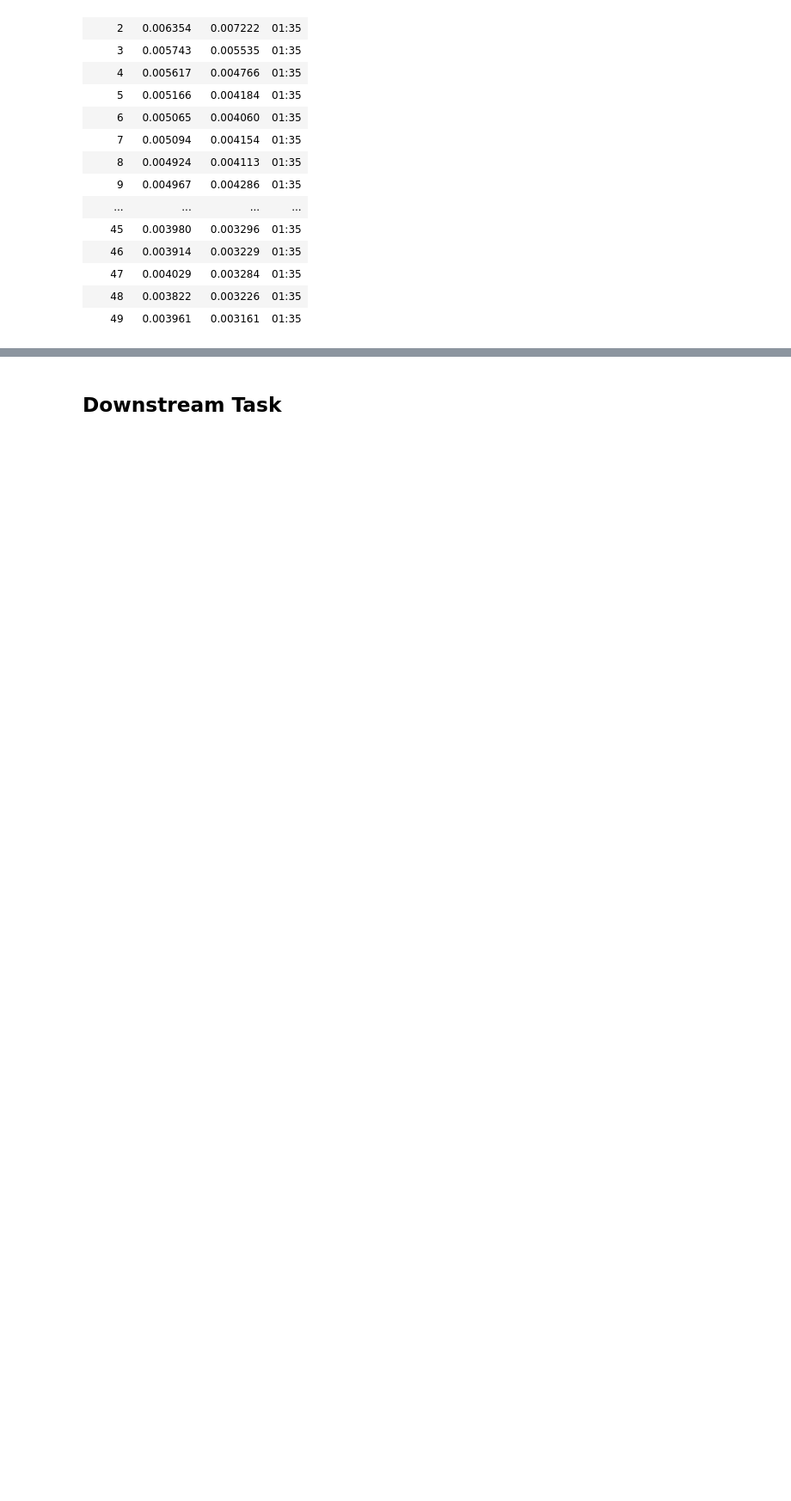
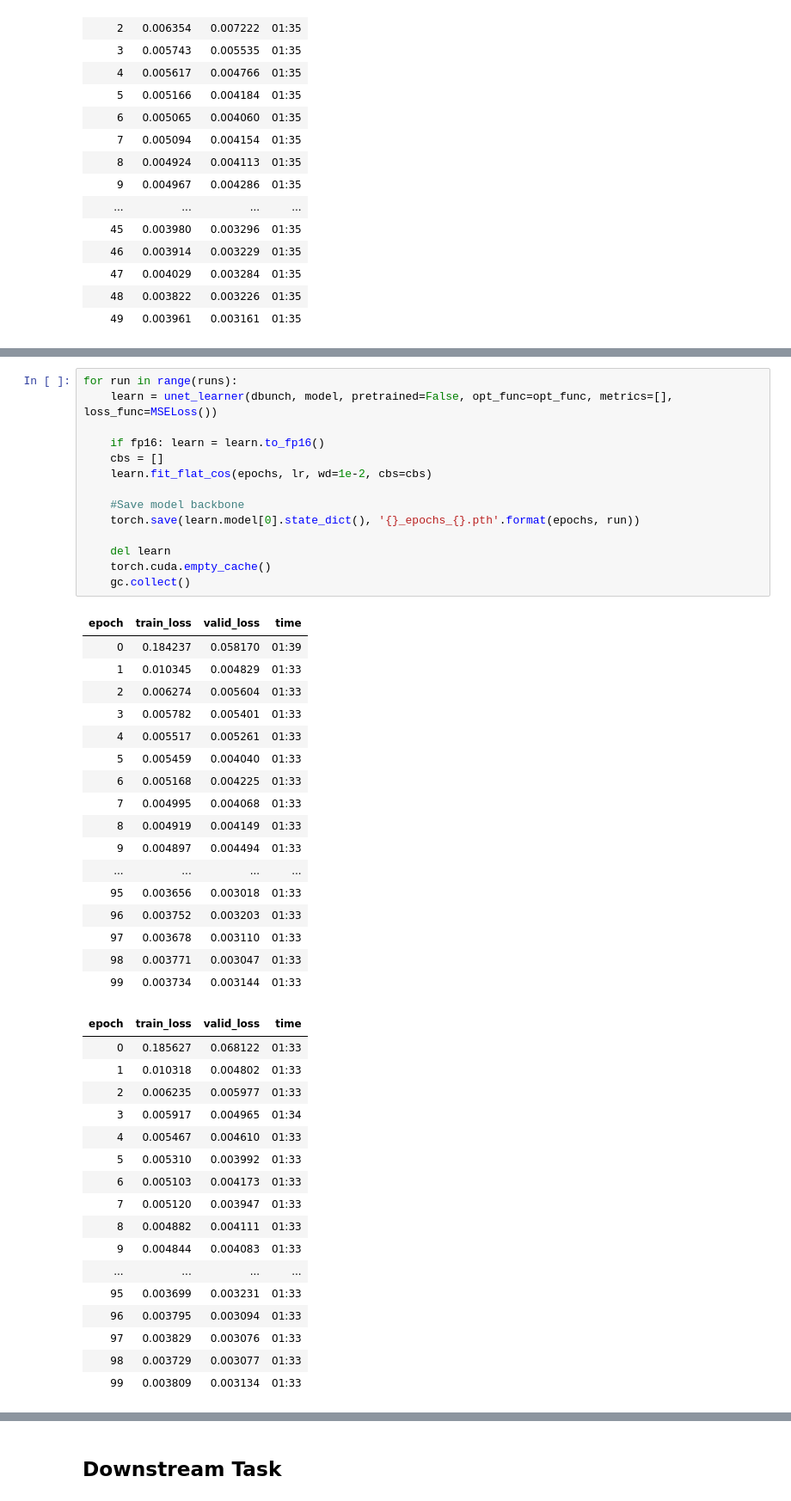
Before and after one commit to JoshVarty/SelfSupervisedLearning, a Jupyter notebook: 03_PretextTrainingTime/03_PretextTrainingTime.ipynb, the cells around one changed output, grey strips where cells are left out. Shown at 86% size. Cells and saved outputs as stored; diff of their text form; blank space fills up the shorter version.

```diff
--- a/03_PretextTrainingTime/03_PretextTrainingTime.ipynb
+++ b/03_PretextTrainingTime/03_PretextTrainingTime.ipynb
@@ -366,0 +373,49 @@ for run in range(runs):
+# %%
+for run in range(runs):
+    learn = unet_learner(dbunch, model, pretrained=False, opt_func=opt_func, metrics=[], loss_func=MSELoss())
+
+    if fp16: learn = learn.to_fp16()
+    cbs = []
+    learn.fit_flat_cos(epochs, lr, wd=1e-2, cbs=cbs)
+
+    #Save model backbone
+    torch.save(learn.model[0].state_dict(), '{}_epochs_{}.pth'.format(epochs, run))
+
+    del learn
+    torch.cuda.empty_cache()
+    gc.collect()
+# %% [output]
+| epoch | train_loss | valid_loss | time |
+| 0 | 0.184237 | 0.058170 | 01:39 |
+| 1 | 0.010345 | 0.004829 | 01:33 |
+| 2 | 0.006274 | 0.005604 | 01:33 |
+| 3 | 0.005782 | 0.005401 | 01:33 |
+| 4 | 0.005517 | 0.005261 | 01:33 |
+| 5 | 0.005459 | 0.004040 | 01:33 |
+| 6 | 0.005168 | 0.004225 | 01:33 |
+| 7 | 0.004995 | 0.004068 | 01:33 |
+| 8 | 0.004919 | 0.004149 | 01:33 |
+| 9 | 0.004897 | 0.004494 | 01:33 |
+| ... | ... | ... | ... |
+| 95 | 0.003656 | 0.003018 | 01:33 |
+| 96 | 0.003752 | 0.003203 | 01:33 |
+| 97 | 0.003678 | 0.003110 | 01:33 |
+| 98 | 0.003771 | 0.003047 | 01:33 |
+| 99 | 0.003734 | 0.003144 | 01:33 |
+| epoch | train_loss | valid_loss | time |
+| 0 | 0.185627 | 0.068122 | 01:33 |
+| 1 | 0.010318 | 0.004802 | 01:33 |
+| 2 | 0.006235 | 0.005977 | 01:33 |
+| 3 | 0.005917 | 0.004965 | 01:34 |
+| 4 | 0.005467 | 0.004610 | 01:33 |
+| 5 | 0.005310 | 0.003992 | 01:33 |
+| 6 | 0.005103 | 0.004173 | 01:33 |
+| 7 | 0.005120 | 0.003947 | 01:33 |
+| 8 | 0.004882 | 0.004111 | 01:33 |
+| 9 | 0.004844 | 0.004083 | 01:33 |
+| ... | ... | ... | ... |
+| 95 | 0.003699 | 0.003231 | 01:33 |
+| 96 | 0.003795 | 0.003094 | 01:33 |
+| 97 | 0.003829 | 0.003076 | 01:33 |
+| 98 | 0.003729 | 0.003077 | 01:33 |
+| 99 | 0.003809 | 0.003134 | 01:33 |
```
Also changed, not shown: parts of 15 cells of this notebook.
